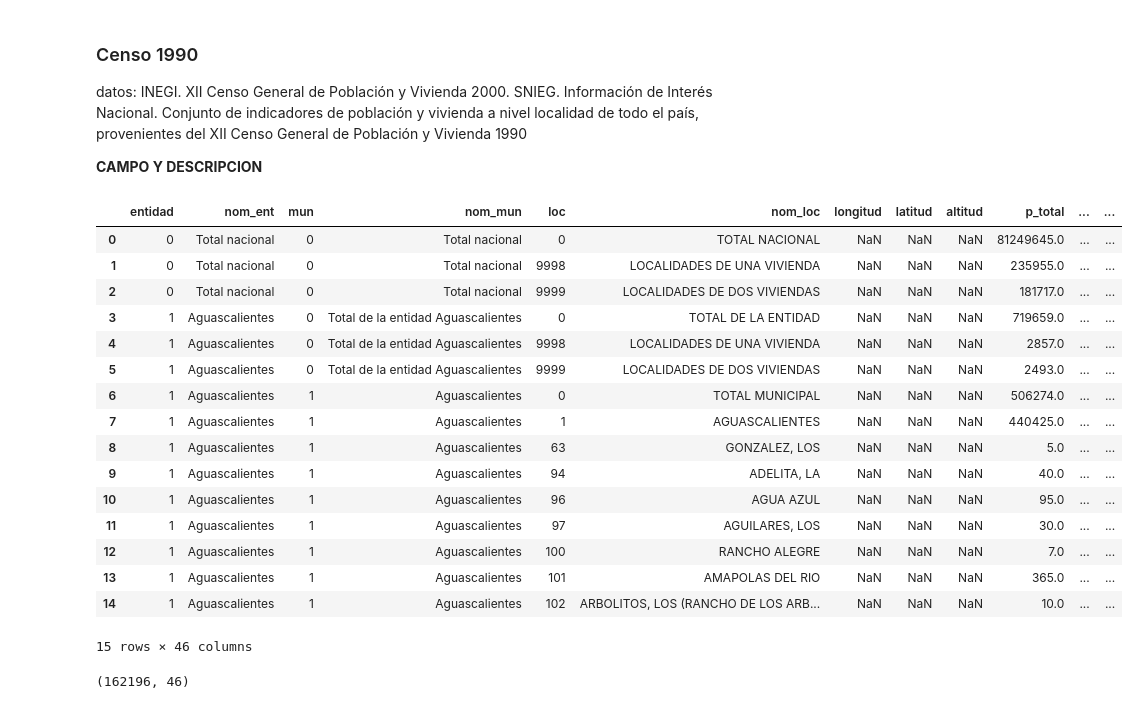
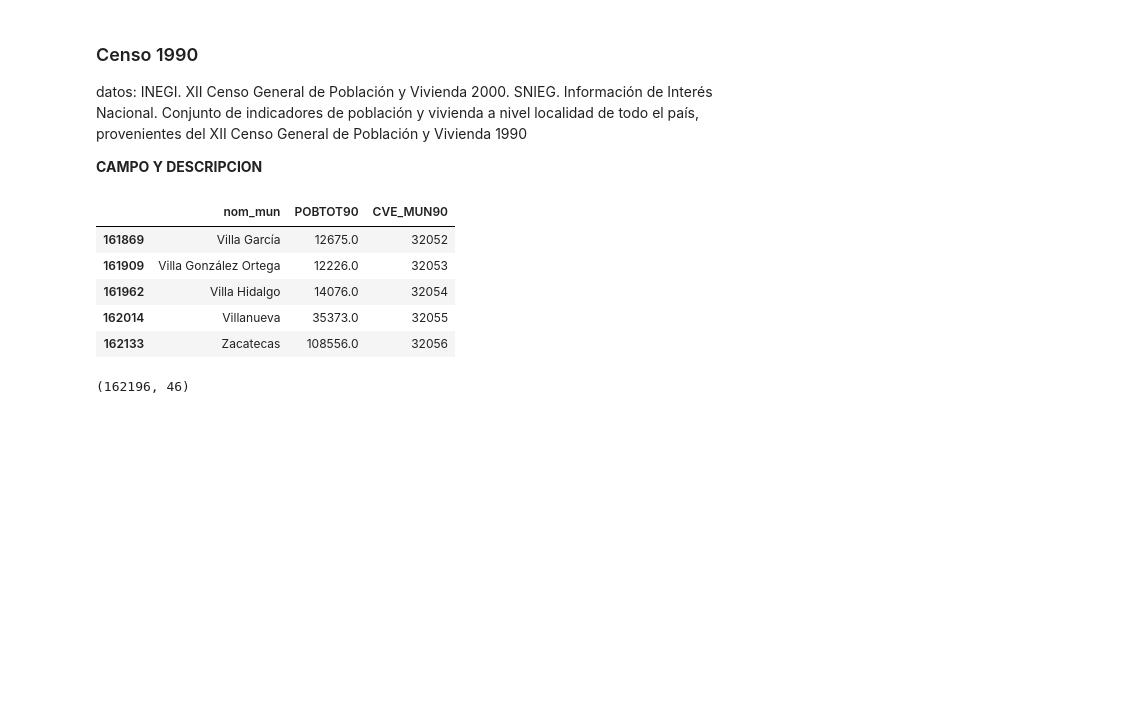
Before and after one commit to SrGitQ/geodata-analysis, a Jupyter notebook: exp/analysis.ipynb, the cells around one changed output. Drawn from its saved outputs; the diff is of its cells as text; code cells hidden in the pictures; blank space fills up the shorter version.

```diff
--- a/exp/analysis.ipynb
+++ b/exp/analysis.ipynb
@@ -48,25 +48,14 @@ Conjunto de indicadores de población y vivienda a nivel localidad de todo el pa
 # %%
 datos90 = pd.read_csv('cgpv1990.txt', sep="\t" , encoding='latin-1')
 # %%
-datos90.head(15)
+datos90.tail()
 # %% [output]
-|  | entidad | nom_ent | mun | nom_mun | loc | nom_loc | longitud | latitud | altitud | p_total | ... | ... |
-| 0 | 0 | Total nacional | 0 | Total nacional | 0 | TOTAL NACIONAL | NaN | NaN | NaN | 81249645.0 | ... | ... |
-| 1 | 0 | Total nacional | 0 | Total nacional | 9998 | LOCALIDADES DE UNA VIVIENDA | NaN | NaN | NaN | 235955.0 | ... | ... |
-| 2 | 0 | Total nacional | 0 | Total nacional | 9999 | LOCALIDADES DE DOS VIVIENDAS | NaN | NaN | NaN | 181717.0 | ... | ... |
-| 3 | 1 | Aguascalientes | 0 | Total de la entidad Aguascalientes | 0 | TOTAL DE LA ENTIDAD | NaN | NaN | NaN | 719659.0 | ... | ... |
-| 4 | 1 | Aguascalientes | 0 | Total de la entidad Aguascalientes | 9998 | LOCALIDADES DE UNA VIVIENDA | NaN | NaN | NaN | 2857.0 | ... | ... |
-| 5 | 1 | Aguascalientes | 0 | Total de la entidad Aguascalientes | 9999 | LOCALIDADES DE DOS VIVIENDAS | NaN | NaN | NaN | 2493.0 | ... | ... |
-| 6 | 1 | Aguascalientes | 1 | Aguascalientes | 0 | TOTAL MUNICIPAL | NaN | NaN | NaN | 506274.0 | ... | ... |
-| 7 | 1 | Aguascalientes | 1 | Aguascalientes | 1 | AGUASCALIENTES | NaN | NaN | NaN | 440425.0 | ... | ... |
-| 8 | 1 | Aguascalientes | 1 | Aguascalientes | 63 | GONZALEZ, LOS | NaN | NaN | NaN | 5.0 | ... | ... |
-| 9 | 1 | Aguascalientes | 1 | Aguascalientes | 94 | ADELITA, LA | NaN | NaN | NaN | 40.0 | ... | ... |
-| 10 | 1 | Aguascalientes | 1 | Aguascalientes | 96 | AGUA AZUL | NaN | NaN | NaN | 95.0 | ... | ... |
-| 11 | 1 | Aguascalientes | 1 | Aguascalientes | 97 | AGUILARES, LOS | NaN | NaN | NaN | 30.0 | ... | ... |
-| 12 | 1 | Aguascalientes | 1 | Aguascalientes | 100 | RANCHO ALEGRE | NaN | NaN | NaN | 7.0 | ... | ... |
-| 13 | 1 | Aguascalientes | 1 | Aguascalientes | 101 | AMAPOLAS DEL RIO | NaN | NaN | NaN | 365.0 | ... | ... |
-| 14 | 1 | Aguascalientes | 1 | Aguascalientes | 102 | ARBOLITOS, LOS (RANCHO DE LOS ARB... | NaN | NaN | NaN | 10.0 | ... | ... |
+|  | nom_mun | POBTOT90 | CVE_MUN90 |
+| 161869 | Villa García | 12675.0 | 32052 |
+| 161909 | Villa González Ortega | 12226.0 | 32053 |
+| 161962 | Villa Hidalgo | 14076.0 | 32054 |
+| 162014 | Villanueva | 35373.0 | 32055 |
+| 162133 | Zacatecas | 108556.0 | 32056 |
-15 rows × 46 columns
 # %%
 datos90.shape
 # %% [output]
```
Also changed, not shown: parts of 81 cells of this notebook.
